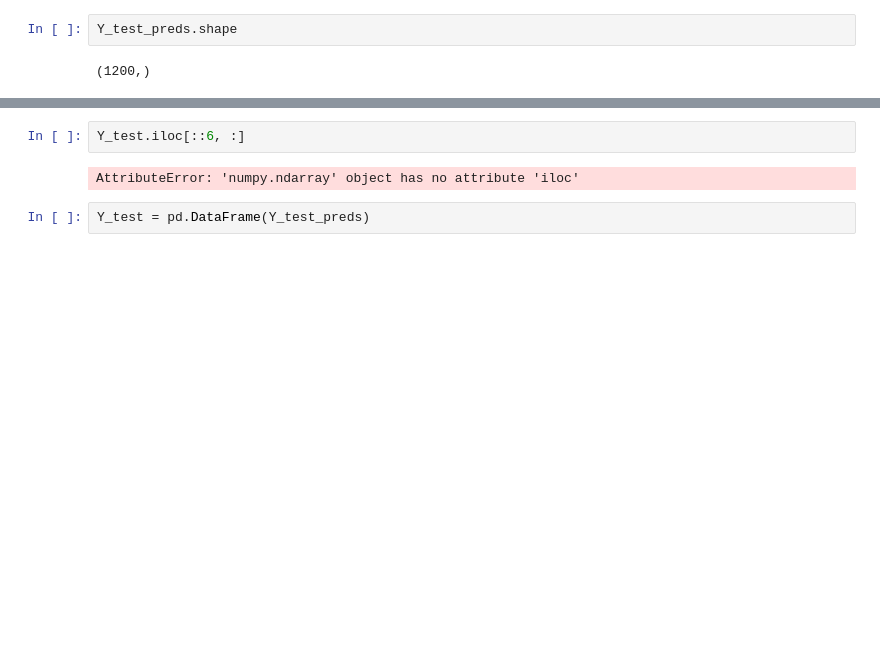
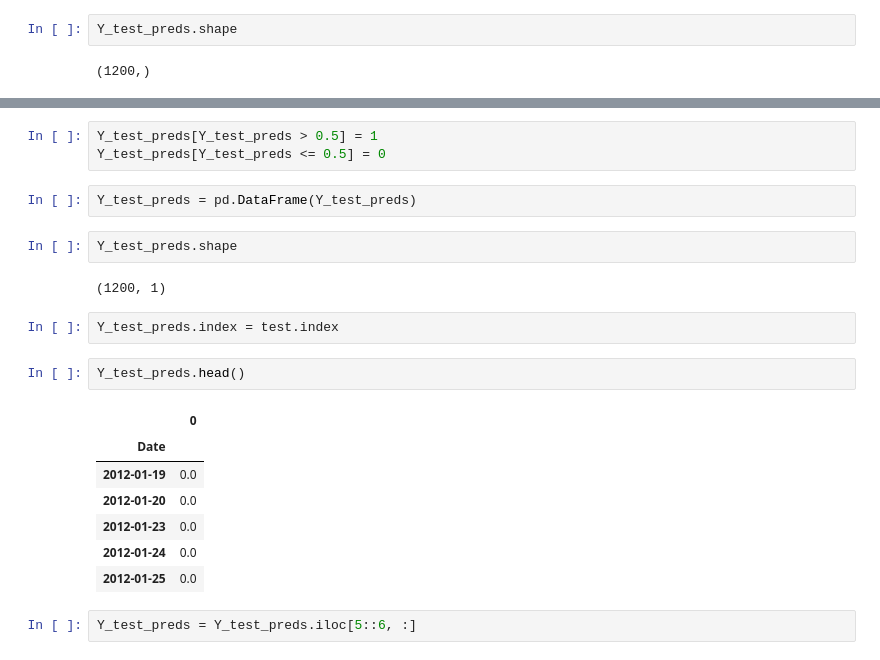
Before and after one commit to chocochip13/stock-price, a Jupyter notebook: notebooks/stock-price.ipynb, the cells around one changed output, grey strips where cells are left out. Cells and saved outputs as stored; diff of their text form; blank space fills up the shorter version.

```diff
--- a/notebooks/stock-price.ipynb
+++ b/notebooks/stock-price.ipynb
@@ -185,7 +186,24 @@ Y_test_preds.shape
+# %%
+Y_test_preds[Y_test_preds > 0.5] = 1
+Y_test_preds[Y_test_preds <= 0.5] = 0
+# %%
+Y_test_preds = pd.DataFrame(Y_test_preds)
+# %%
+Y_test_preds.shape
+# %% [output]
+(1200, 1)
+# %%
+Y_test_preds.index = test.index
+# %%
+Y_test_preds.head()
+# %% [output]
+|  | 0 |
+| Date |  |
+| 2012-01-19 | 0.0 |
+| 2012-01-20 | 0.0 |
+| 2012-01-23 | 0.0 |
+| 2012-01-24 | 0.0 |
+| 2012-01-25 | 0.0 |
 # %%
-Y_test.iloc[::6, :]
+Y_test_preds = Y_test_preds.iloc[5::6, :]
-# %% [output]
-AttributeError: 'numpy.ndarray' object has no attribute 'iloc'
-# %%
-Y_test = pd.DataFrame(Y_test_preds)
 # %%
```
Also changed, not shown: parts of 20 cells of this notebook, 2 other files.
